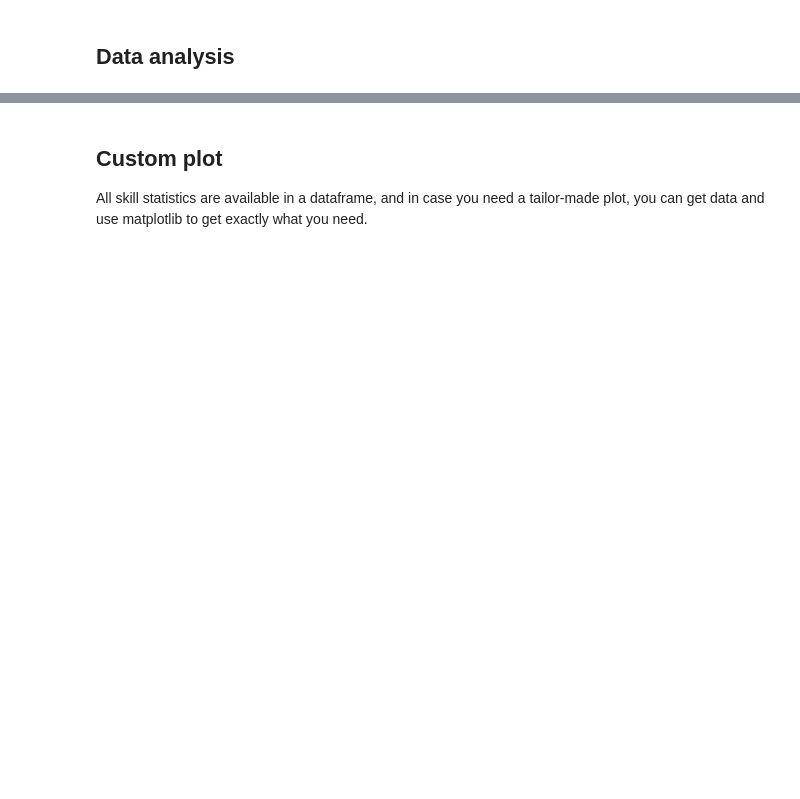
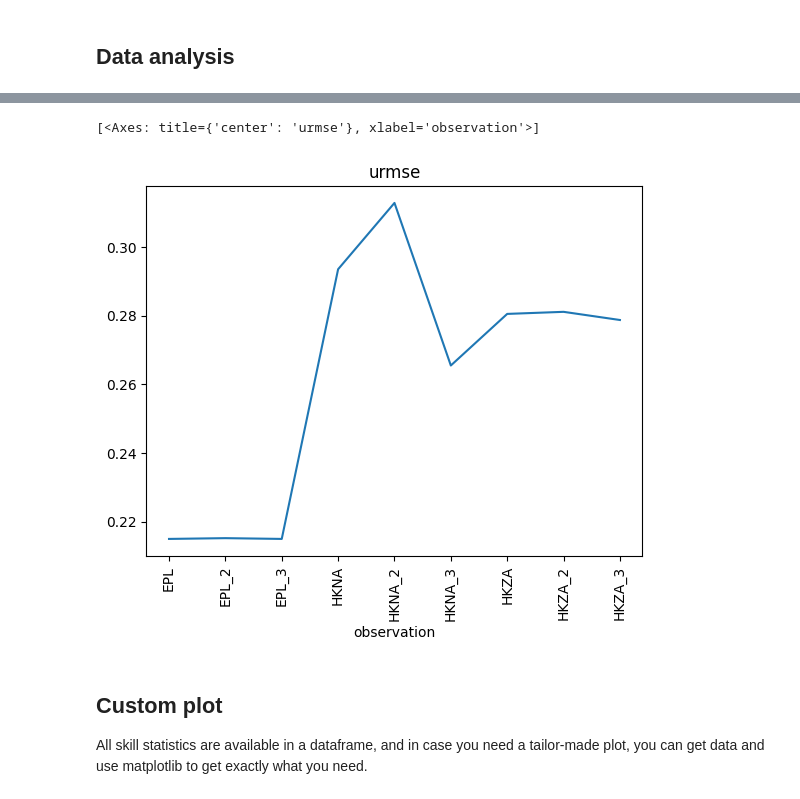
Before and after one commit to DHI/book-learn-mikeio-modelskill, a Jupyter notebook: mini_book/model_skill_visualisation.ipynb, the cells around one changed output, grey strips where cells are left out. Cells and saved outputs as stored; diff of their text form; code cells hidden in the pictures; blank space fills up the shorter version.

```diff
--- a/mini_book/model_skill_visualisation.ipynb
+++ b/mini_book/model_skill_visualisation.ipynb
@@ -66,5 +59,8 @@ s.plot_bar('rmse')
 # %%
-s.plot_line('urmse')
+s.plot.line('urmse')
+# %% [output]
+[<Axes: title={'center': 'urmse'}, xlabel='observation'>]
+[figure, added]
 # %% [markdown]
 ## Custom plot
 
```
Also changed, not shown: parts of 16 cells of this notebook.
